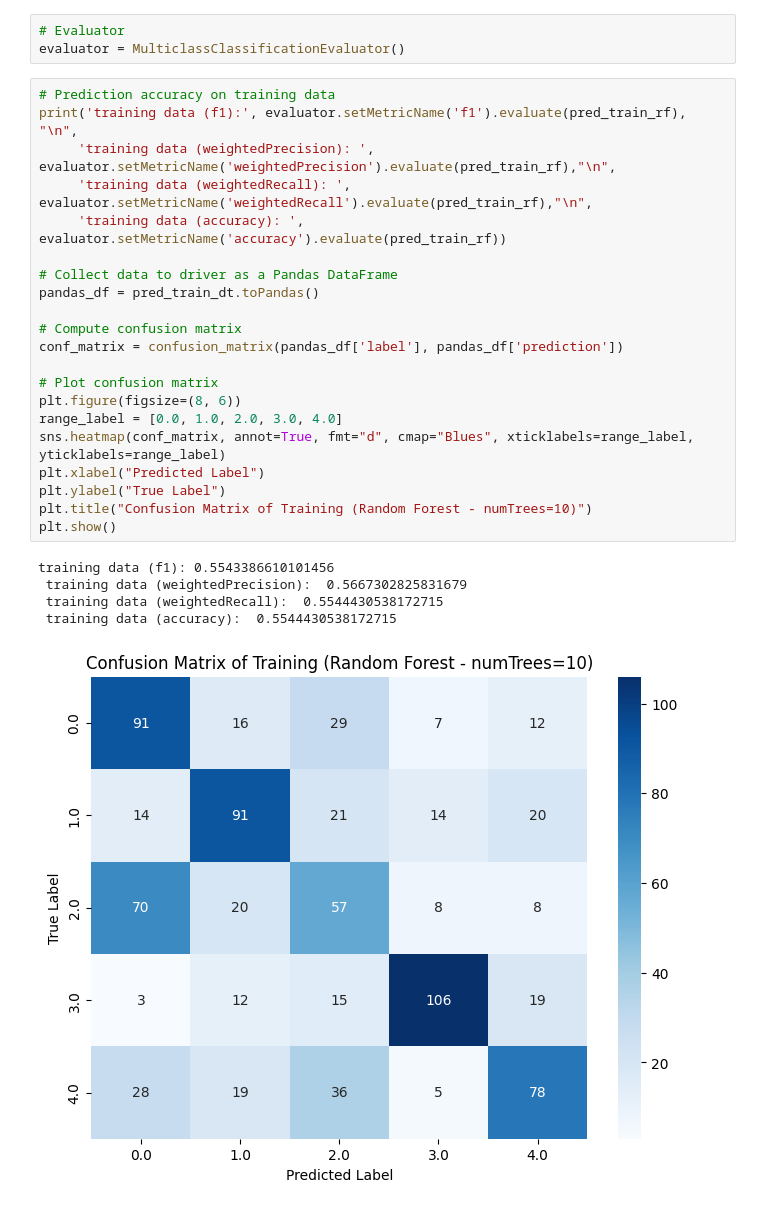
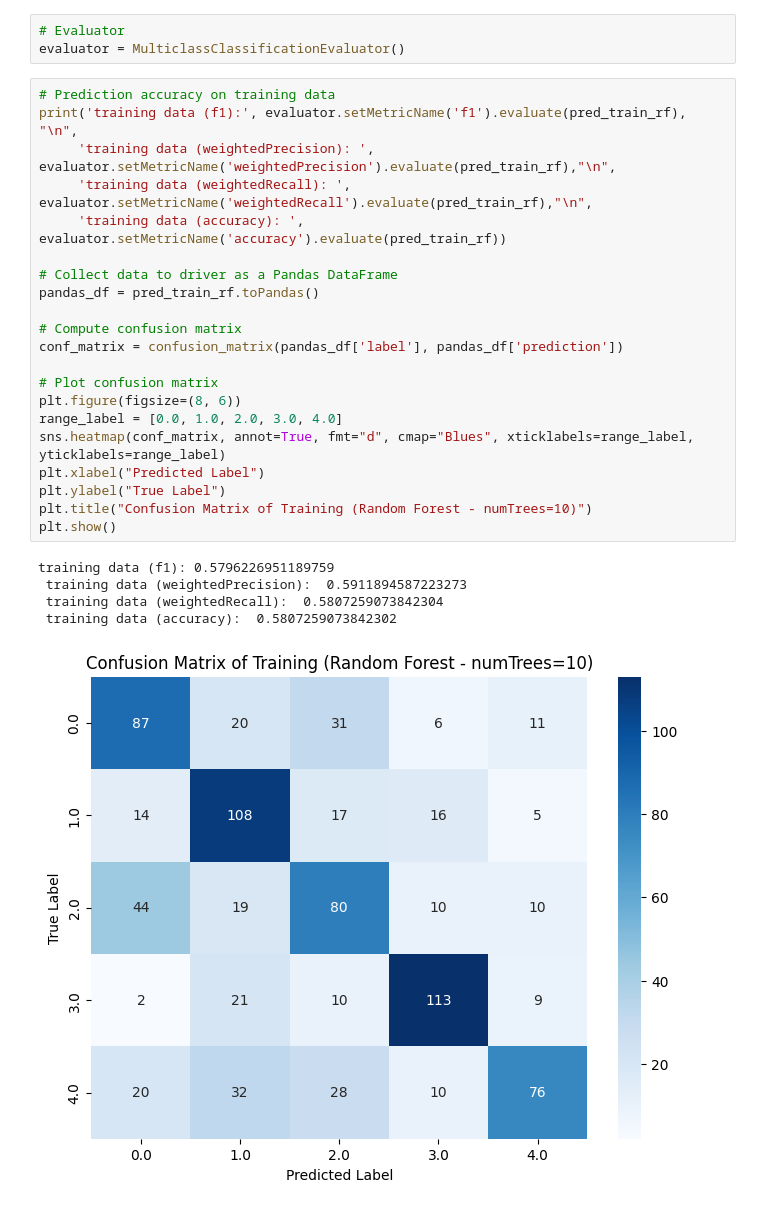
Before and after one commit to TifLar/Galaxy-Morphology-Classification-with-Supervised-Learning, a Jupyter notebook: Feature_classification_for_1000_galaxies.ipynb, the cells around one changed output. Saved outputs shown, nothing was run; the diff lists cells and outputs as text.

```diff
--- a/Feature_classification_for_1000_galaxies.ipynb
+++ b/Feature_classification_for_1000_galaxies.ipynb
@@ -963,30 +963,30 @@ evaluator = MulticlassClassificationEvaluator()
 # %%
 # Prediction accuracy on training data
 print('training data (f1):', evaluator.setMetricName('f1').evaluate(pred_train_rf), "\n",
      'training data (weightedPrecision): ', evaluator.setMetricName('weightedPrecision').evaluate(pred_train_rf),"\n",
      'training data (weightedRecall): ', evaluator.setMetricName('weightedRecall').evaluate(pred_train_rf),"\n",
      'training data (accuracy): ', evaluator.setMetricName('accuracy').evaluate(pred_train_rf))
 
 # Collect data to driver as a Pandas DataFrame
-pandas_df = pred_train_dt.toPandas()
+pandas_df = pred_train_rf.toPandas()
 
 # Compute confusion matrix
 conf_matrix = confusion_matrix(pandas_df['label'], pandas_df['prediction'])
 
 # Plot confusion matrix
 plt.figure(figsize=(8, 6))
 range_label = [0.0, 1.0, 2.0, 3.0, 4.0]
 sns.heatmap(conf_matrix, annot=True, fmt="d", cmap="Blues", xticklabels=range_label, yticklabels=range_label)
 plt.xlabel("Predicted Label")
 plt.ylabel("True Label")
 plt.title("Confusion Matrix of Training (Random Forest - numTrees=10)")
 plt.show()
 # %% [output]
-training data (f1): 0.5543386610101456
- training data (weightedPrecision):  0.5667302825831679
- training data (weightedRecall):  0.5544430538172715
- training data (accuracy):  0.5544430538172715
+training data (f1): 0.5796226951189759
+ training data (weightedPrecision):  0.5911894587223273
+ training data (weightedRecall):  0.5807259073842304
+ training data (accuracy):  0.5807259073842302
-[figure, old version]
+[figure, new version]
 # %%
 # Prediction accuracy on testing data
 print('testing data (f1):', evaluator.setMetricName('f1').evaluate(pred_test_rf), "\n",
```
Also changed, not shown: parts of 6 cells of this notebook.
